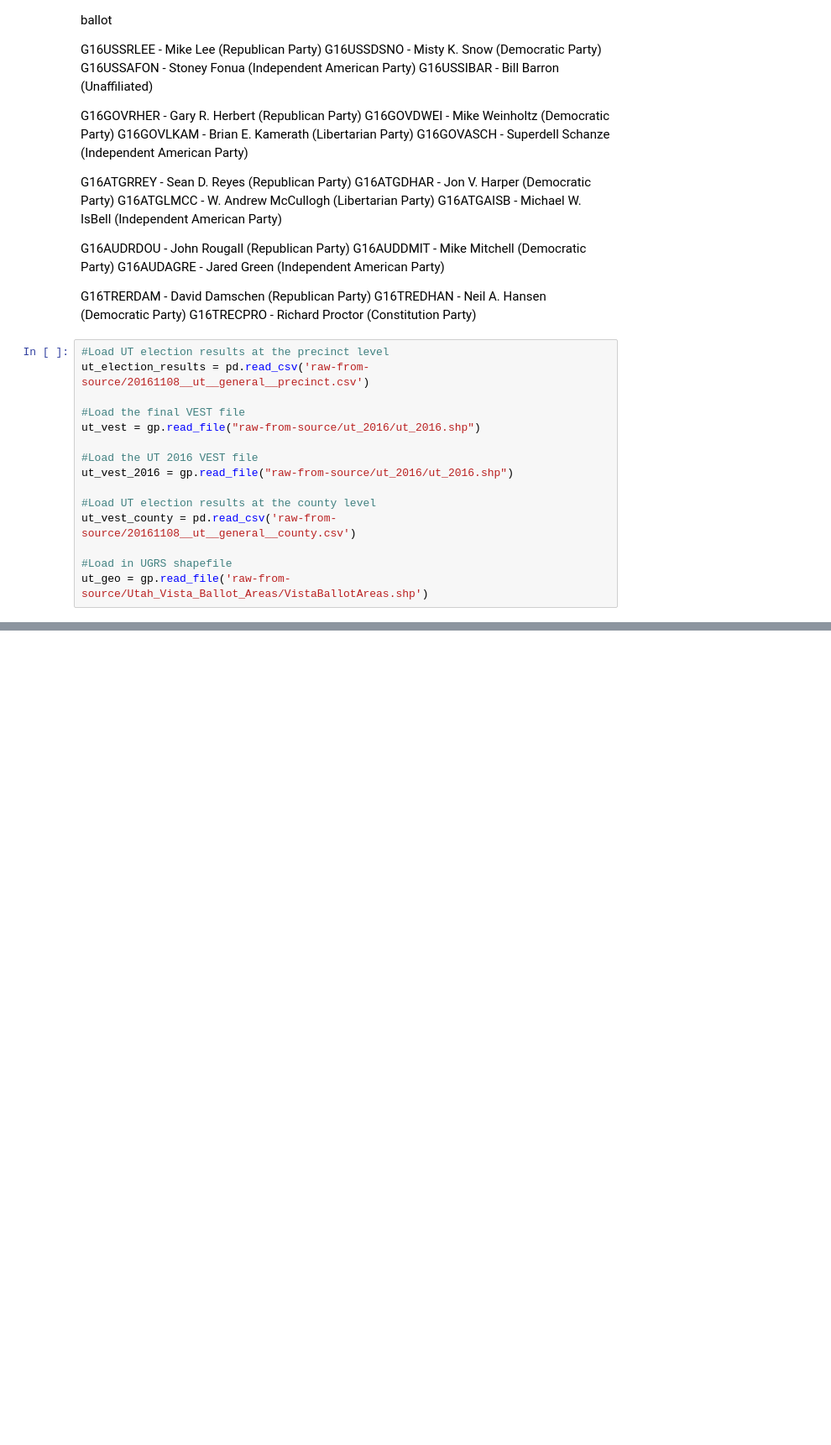
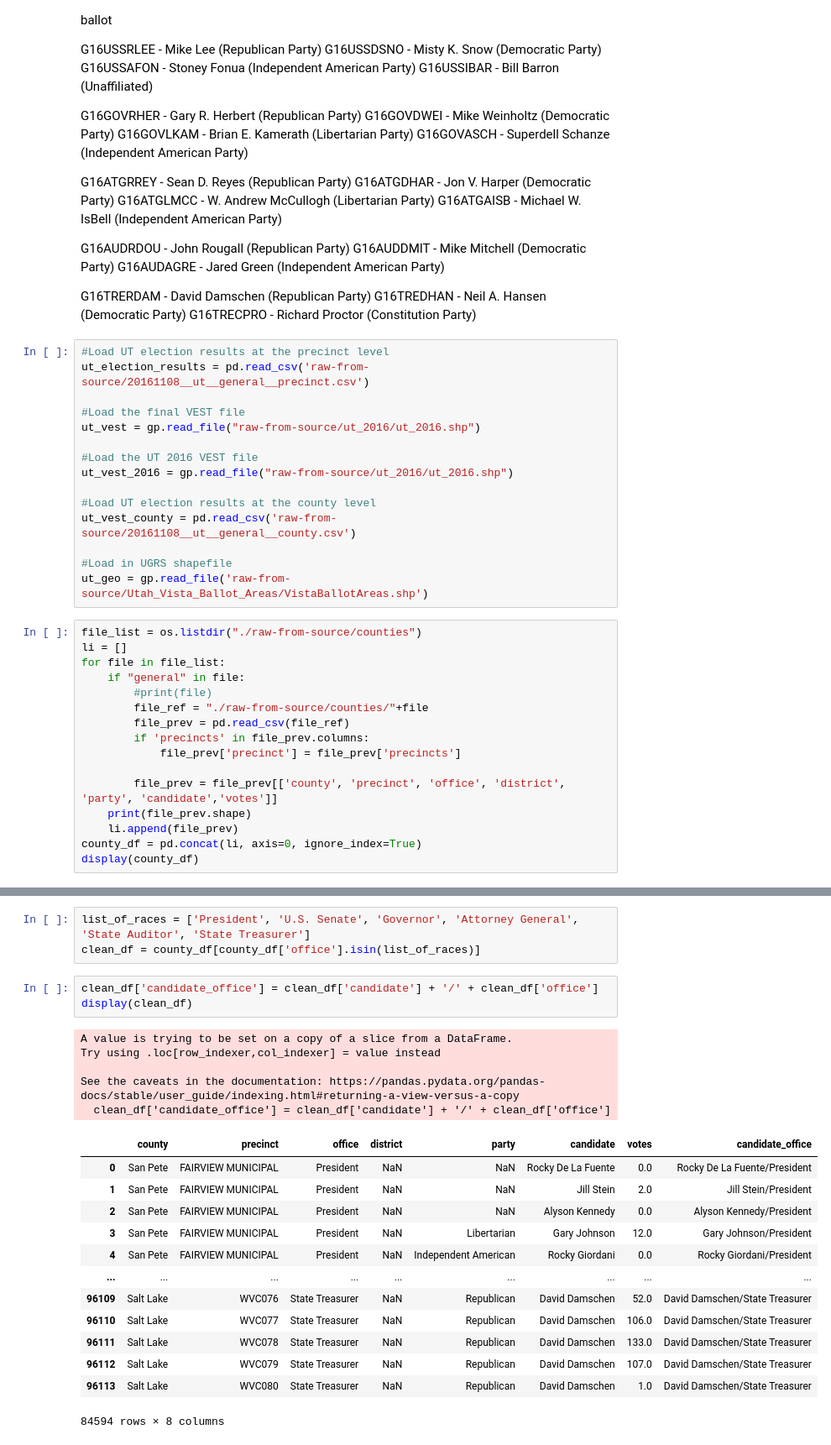
Before and after one commit to nonpartisan-redistricting-datahub/pdv-ut, a Jupyter notebook: vest-ut-2016/validation.ipynb, the cells around one changed output, grey strips where cells are left out. Shown: that part at 84% size. Drawn from its saved outputs; the diff is of its cells as text; blank space fills up the shorter version.

```diff
--- a/vest-ut-2016/validation.ipynb
+++ b/vest-ut-2016/validation.ipynb
@@ -70,3 +70,19 @@ ut_vest_county = pd.read_csv('raw-from-source/20161108__ut__general__county.csv'
 
 #Load in UGRS shapefile
 ut_geo = gp.read_file('raw-from-source/Utah_Vista_Ballot_Areas/VistaBallotAreas.shp')
+# %%
+file_list = os.listdir("./raw-from-source/counties")
+li = []
+for file in file_list:
+    if "general" in file:
+        #print(file)
+        file_ref = "./raw-from-source/counties/"+file
+        file_prev = pd.read_csv(file_ref)
+        if 'precincts' in file_prev.columns:
+            file_prev['precinct'] = file_prev['precincts']
+
+        file_prev = file_prev[['county', 'precinct', 'office', 'district', 'party', 'candidate','votes']]
+    print(file_prev.shape)
+    li.append(file_prev)
+county_df = pd.concat(li, axis=0, ignore_index=True)
+display(county_df)
@@ -72,0 +120,25 @@ ut_geo = gp.read_file('raw-from-source/Utah_Vista_Ballot_Areas/VistaBallotAreas.
+# %%
+list_of_races = ['President', 'U.S. Senate', 'Governor', 'Attorney General', 'State Auditor', 'State Treasurer']
+clean_df = county_df[county_df['office'].isin(list_of_races)]
+# %%
+clean_df['candidate_office'] = clean_df['candidate'] + '/' + clean_df['office']
+display(clean_df)
+# %% [output]
+A value is trying to be set on a copy of a slice from a DataFrame.
+Try using .loc[row_indexer,col_indexer] = value instead
+
+See the caveats in the documentation: https://pandas.pydata.org/pandas-docs/stable/user_guide/indexing.html#returning-a-view-versus-a-copy
+  clean_df['candidate_office'] = clean_df['candidate'] + '/' + clean_df['office']
+|  | county | precinct | office | district | party | candidate | votes | candidate_office |
+| 0 | San Pete | FAIRVIEW MUNICIPAL | President | NaN | NaN | Rocky De La Fuente | 0.0 | Rocky De La Fuente/President |
+| 1 | San Pete | FAIRVIEW MUNICIPAL | President | NaN | NaN | Jill Stein | 2.0 | Jill Stein/President |
+| 2 | San Pete | FAIRVIEW MUNICIPAL | President | NaN | NaN | Alyson Kennedy | 0.0 | Alyson Kennedy/President |
+| 3 | San Pete | FAIRVIEW MUNICIPAL | President | NaN | Libertarian | Gary Johnson | 12.0 | Gary Johnson/President |
+| 4 | San Pete | FAIRVIEW MUNICIPAL | President | NaN | Independent American | Rocky Giordani | 0.0 | Rocky Giordani/President |
+| ... | ... | ... | ... | ... | ... | ... | ... | ... |
+| 96109 | Salt Lake | WVC076 | State Treasurer | NaN | Republican | David Damschen | 52.0 | David Damschen/State Treasurer |
+| 96110 | Salt Lake | WVC077 | State Treasurer | NaN | Republican | David Damschen | 106.0 | David Damschen/State Treasurer |
+| 96111 | Salt Lake | WVC078 | State Treasurer | NaN | Republican | David Damschen | 133.0 | David Damschen/State Treasurer |
+| 96112 | Salt Lake | WVC079 | State Treasurer | NaN | Republican | David Damschen | 107.0 | David Damschen/State Treasurer |
+| 96113 | Salt Lake | WVC080 | State Treasurer | NaN | Republican | David Damschen | 1.0 | David Damschen/State Treasurer |
+84594 rows × 8 columns
```
Also changed, not shown: parts of 21 cells of this notebook, 13 other files.
